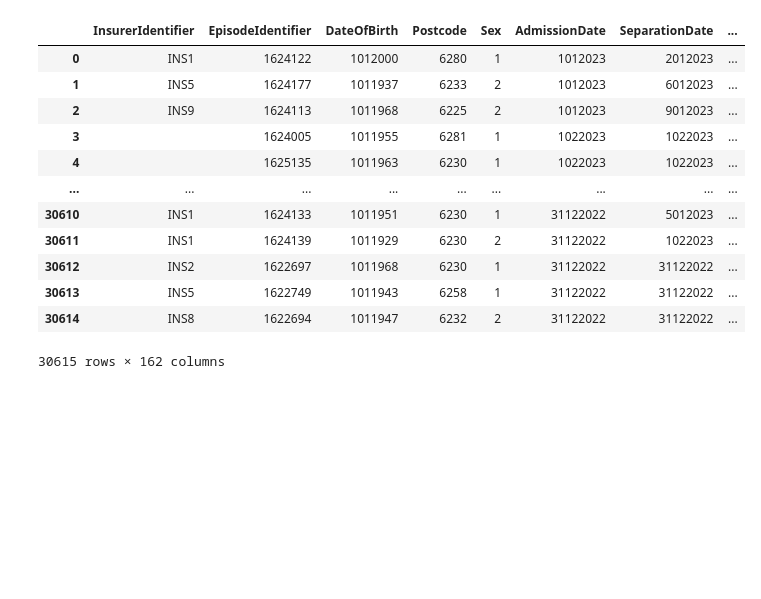
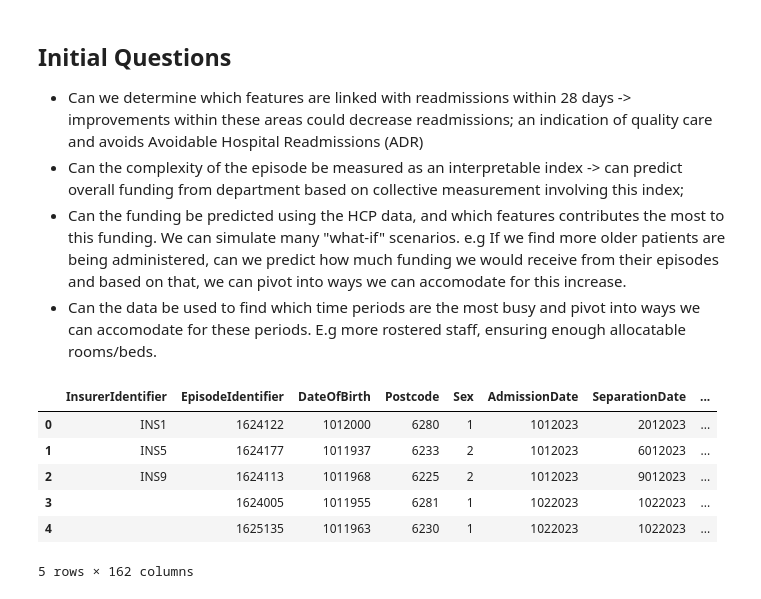
Before and after one commit to michaelchau0424/SJGHS-Data-Analysis-Project, a Jupyter notebook: code/00_DataExploration.ipynb, the cells around one changed output. Cells and saved outputs as stored; diff of their text form; code cells hidden in the pictures; blank space fills up the shorter version.

Commit message:
some initial questions before doing some exploration

```diff
--- a/code/00_DataExploration.ipynb
+++ b/code/00_DataExploration.ipynb
@@ -15,15 +20,17 @@ df = pd.read_excel(data_path + 'HCP Dataset for Case Study.xlsx')
+# %% [markdown]
+## Initial Questions
+
+- Can we determine which features are linked with readmissions within 28 days -> improvements within these areas could decrease readmissions; an indication of quality care and avoids Avoidable Hospital Readmissions (ADR)
+- Can the complexity of the episode be measured as an interpretable index -> can predict overall funding from department based on collective measurement involving this index;
+- Can the funding be predicted using the HCP data, and which features contributes the most to this funding. We can simulate many "what-if" scenarios. e.g If we find more older patients are being administered, can we predict how much funding we would receive from their episodes and based on that, we can pivot into ways we can accomodate for this increase.
+- Can the data be used to find which time periods are the most busy and pivot into ways we can accomodate for these periods. E.g more rostered staff, ensuring enough allocatable rooms/beds.
 # %%
+df.head()
 # %% [output]
 |  | InsurerIdentifier | EpisodeIdentifier | DateOfBirth | Postcode | Sex | AdmissionDate | SeparationDate | ... |
 | 0 | INS1 | 1624122 | 1012000 | 6280 | 1 | 1012023 | 2012023 | ... |
 | 1 | INS5 | 1624177 | 1011937 | 6233 | 2 | 1012023 | 6012023 | ... |
 | 2 | INS9 | 1624113 | 1011968 | 6225 | 2 | 1012023 | 9012023 | ... |
 | 3 |  | 1624005 | 1011955 | 6281 | 1 | 1022023 | 1022023 | ... |
 | 4 |  | 1625135 | 1011963 | 6230 | 1 | 1022023 | 1022023 | ... |
-| ... | ... | ... | ... | ... | ... | ... | ... | ... |
-| 30610 | INS1 | 1624133 | 1011951 | 6230 | 1 | 31122022 | 5012023 | ... |
-| 30611 | INS1 | 1624139 | 1011929 | 6230 | 2 | 31122022 | 1022023 | ... |
-| 30612 | INS2 | 1622697 | 1011968 | 6230 | 1 | 31122022 | 31122022 | ... |
-| 30613 | INS5 | 1622749 | 1011943 | 6258 | 1 | 31122022 | 31122022 | ... |
-| 30614 | INS8 | 1622694 | 1011947 | 6232 | 2 | 31122022 | 31122022 | ... |
-30615 rows × 162 columns
+5 rows × 162 columns
```
Also changed, not shown: parts of 8 cells of this notebook.
